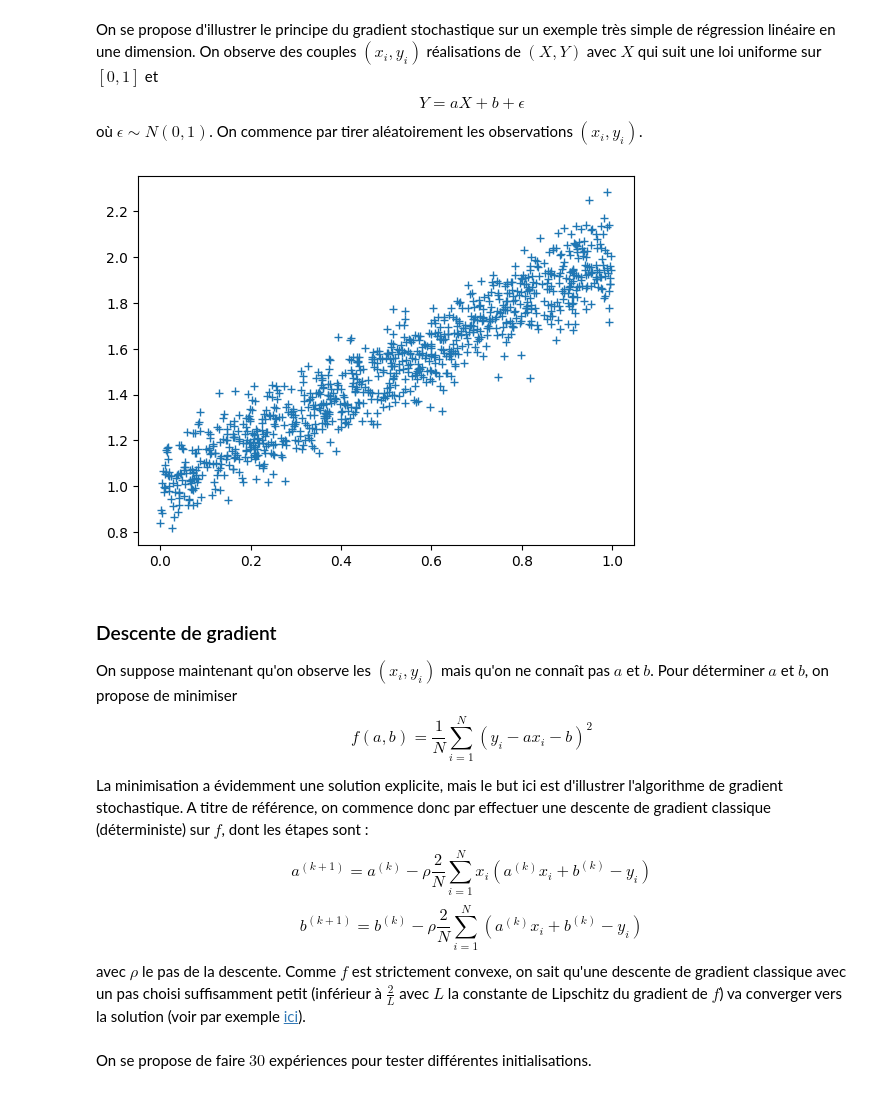
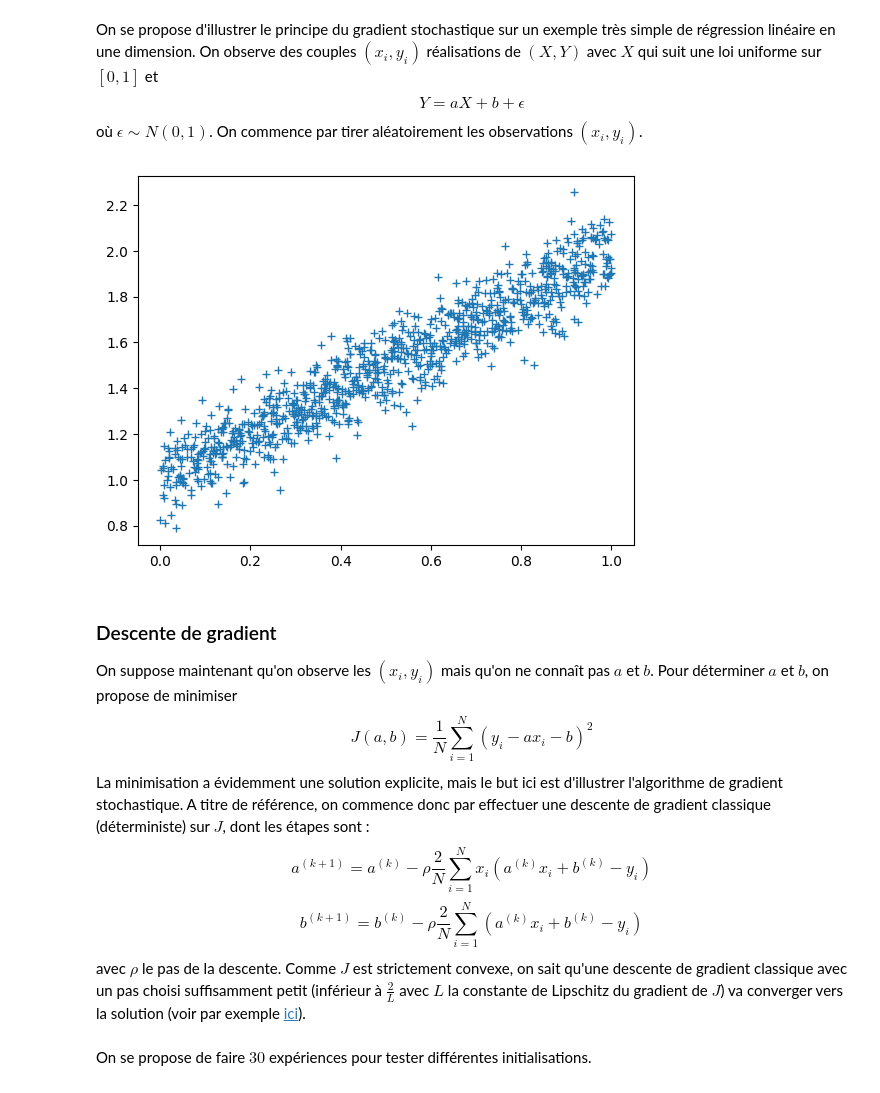
Before and after one commit to joanglaunes/algosto, a Jupyter notebook: python/TP_gradient_stochastique.ipynb, the cells around one changed output. Drawn from its saved outputs; the diff is of its cells as text; code cells hidden in the pictures.

```diff
--- a/python/TP_gradient_stochastique.ipynb
+++ b/python/TP_gradient_stochastique.ipynb
@@ -19,22 +19,21 @@ $$Y = aX+b+\epsilon$$
 où $\epsilon \sim N(0,1)$.
 On commence par tirer aléatoirement les observations $(x_i,y_i)$.
 # %%
-M = int(1e3)
-x = np.random.rand(M,1)
+N = int(1e3)
+x = np.random.rand(N,1)
 sigma = 0.1
 y = x + 1 + sigma*np.random.randn(x.shape[0],x.shape[1])
 plt.plot(x,y,'+');
 # %% [output]
-[figure, old version]
+[figure, new version]
 # %% [markdown]
 ### Descente de gradient
 
 On suppose maintenant qu'on observe les $(x_i,y_i)$ mais qu'on ne connaît pas $a$ et $b$. Pour déterminer $a$ et $b$, on propose de minimiser
-$$f(a,b) = \frac 1 N \sum_{i=1}^N (y_i - a x_i -b)^2$$
-
-La minimisation a évidemment une solution explicite, mais le but ici est d'illustrer l'algorithme de gradient stochastique.  A titre de référence, on commence donc par effectuer une descente de gradient classique (déterministe) sur $f$, dont les étapes sont :
+$$J(a,b) = \frac 1 N \sum_{i=1}^N (y_i - a x_i -b)^2$$
+La minimisation a évidemment une solution explicite, mais le but ici est d'illustrer l'algorithme de gradient stochastique. A titre de référence, on commence donc par effectuer une descente de gradient classique (déterministe) sur $J$, dont les étapes sont :
 $$a^{(k+1)} = a^{(k)} - \rho\frac 2 N \sum_{i=1}^N x_i ( a^{(k)} x_i +b^{(k)} - y_i)$$
 $$b^{(k+1)} = b^{(k)} - \rho\frac 2 N \sum_{i=1}^N ( a^{(k)} x_i +b^{(k)}-y_i)$$
 avec $\rho$ le pas de la descente.
-Comme $f$ est strictement convexe, on sait qu'une descente de gradient classique avec un pas choisi suffisamment petit (inférieur à $\frac 2 L$ avec $L$ la constante de Lipschitz du gradient de $f$) va converger vers la solution (voir par exemple [ici](http://users.ece.utexas.edu/~cmcaram/EE381V_2012F/Lecture_4_Scribe_Notes.final.pdf)).
+Comme $J$ est strictement convexe, on sait qu'une descente de gradient classique avec un pas choisi suffisamment petit (inférieur à $\frac 2 L$ avec $L$ la constante de Lipschitz du gradient de $J$) va converger vers la solution (voir par exemple [ici](http://users.ece.utexas.edu/~cmcaram/EE381V_2012F/Lecture_4_Scribe_Notes.final.pdf)).
 # %%
```
Also changed, not shown: parts of 6 cells of this notebook, 1 other file.
